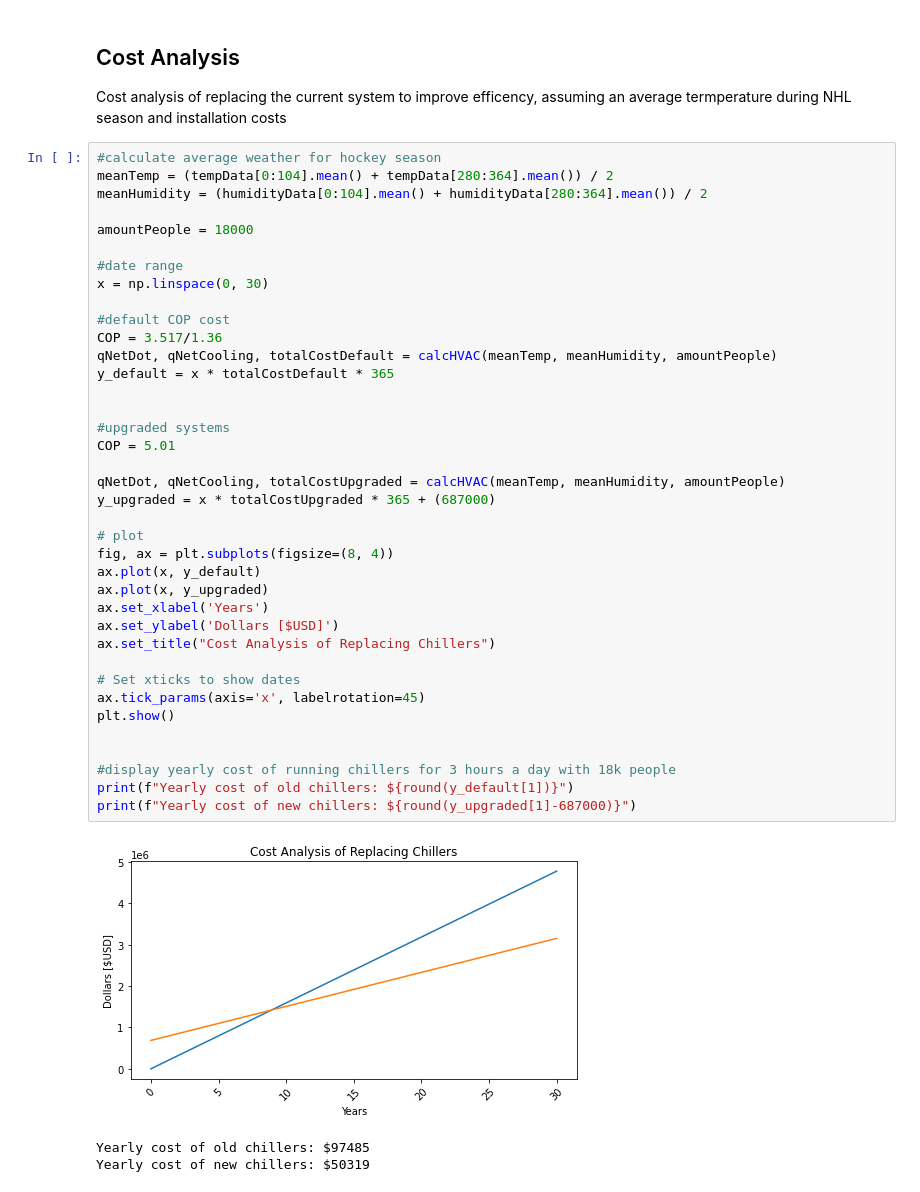
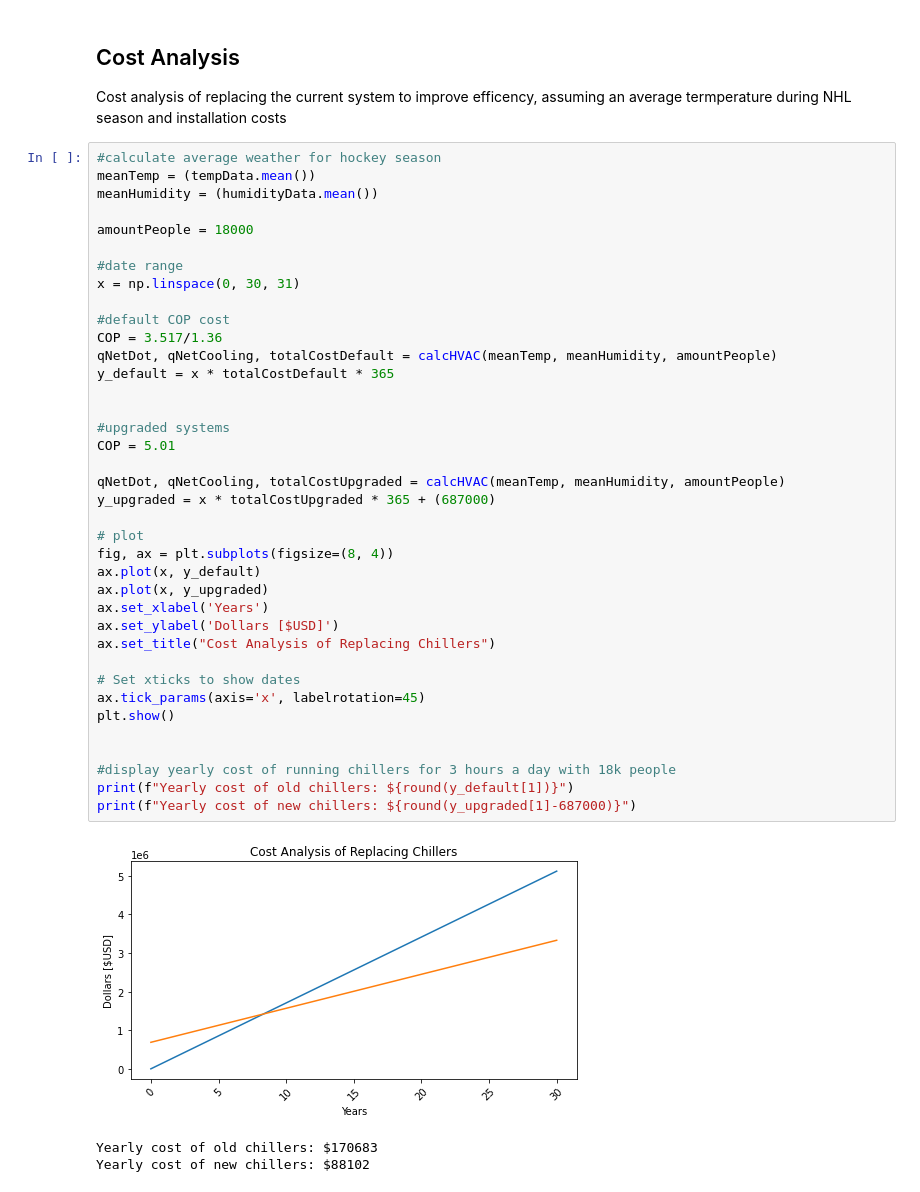
Before and after one commit to DominickBeaman/thermoproject, a Jupyter notebook: notebook.ipynb, the cells around one changed output. Drawn from its saved outputs; the diff is of its cells as text.

Commit message:
Fixed np linspace to get correct yearly estimates

```diff
--- a/notebook.ipynb
+++ b/notebook.ipynb
@@ -446,43 +446,43 @@ plt.show()
 Cost analysis of replacing the current system to improve efficency, assuming an average termperature during NHL season and installation costs
 # %%
 #calculate average weather for hockey season
-meanTemp = (tempData[0:104].mean() + tempData[280:364].mean()) / 2
-meanHumidity = (humidityData[0:104].mean() + humidityData[280:364].mean()) / 2
+meanTemp = (tempData.mean())
+meanHumidity = (humidityData.mean())
 
 amountPeople = 18000
 
 #date range
-x = np.linspace(0, 30)
+x = np.linspace(0, 30, 31)
 
 #default COP cost
 COP = 3.517/1.36
 qNetDot, qNetCooling, totalCostDefault = calcHVAC(meanTemp, meanHumidity, amountPeople)
 y_default = x * totalCostDefault * 365
 
 
 #upgraded systems
 COP = 5.01
 
 qNetDot, qNetCooling, totalCostUpgraded = calcHVAC(meanTemp, meanHumidity, amountPeople)
 y_upgraded = x * totalCostUpgraded * 365 + (687000)
 
 # plot
 fig, ax = plt.subplots(figsize=(8, 4))
 ax.plot(x, y_default)
 ax.plot(x, y_upgraded)
 ax.set_xlabel('Years')
 ax.set_ylabel('Dollars [$USD]')
 ax.set_title("Cost Analysis of Replacing Chillers")
 
 # Set xticks to show dates
 ax.tick_params(axis='x', labelrotation=45)
 plt.show()
 
 
 #display yearly cost of running chillers for 3 hours a day with 18k people
 print(f"Yearly cost of old chillers: ${round(y_default[1])}")
 print(f"Yearly cost of new chillers: ${round(y_upgraded[1]-687000)}")
 # %% [output]
-[figure, old version]
+[figure, new version]
-Yearly cost of old chillers: $97485
-Yearly cost of new chillers: $50319
+Yearly cost of old chillers: $170683
+Yearly cost of new chillers: $88102
```
